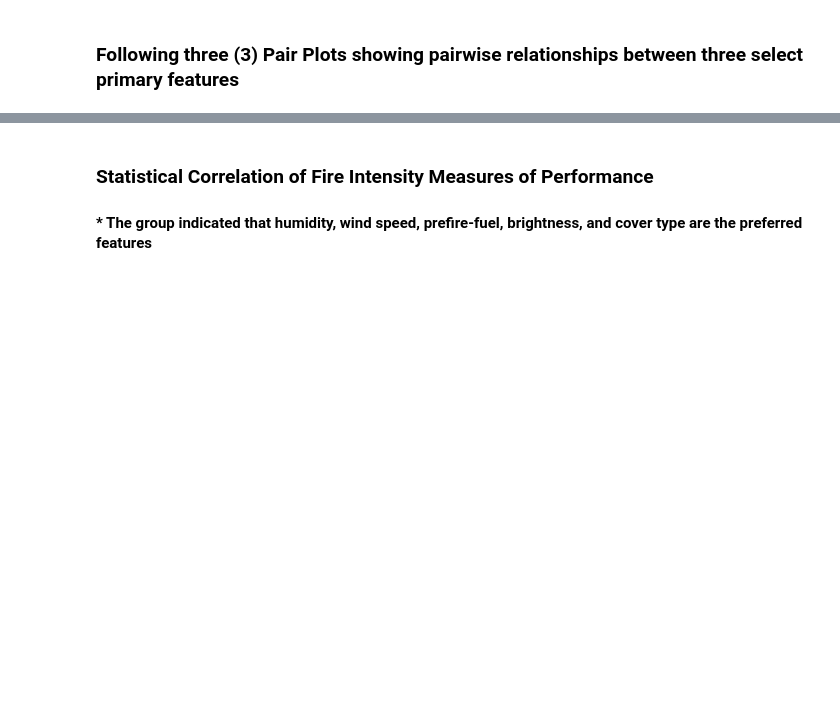
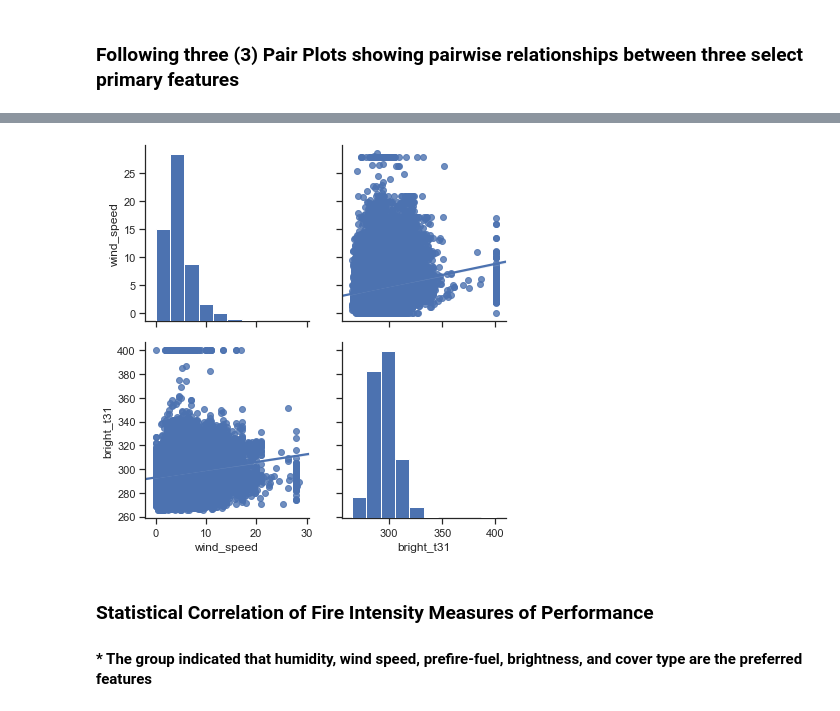
Before and after one commit to NahidGithub/Predicting-Wildfires, a Jupyter notebook: notebooks/Fire Intensity-Statistical Analysis-Production Code.ipynb, the cells around one changed output, grey strips where cells are left out. Cells and saved outputs as stored; diff of their text form; code cells hidden in the pictures; blank space fills up the shorter version.

```diff
--- a/notebooks/Fire Intensity-Statistical Analysis-Production Code.ipynb
+++ b/notebooks/Fire Intensity-Statistical Analysis-Production Code.ipynb
@@ -233,3 +233,8 @@ g = sns.pairplot(emstat_west, height=3, vars=['wind_speed','humidity','bright_t3
+# %%
+# Pairplot Analysis Part 4
+g = sns.pairplot(emstat_west, height=3, vars=['wind_speed','bright_t31'], kind="reg")
+# %% [output]
+[figure, added]
 # %% [markdown]
 ### Statistical Correlation of Fire Intensity Measures of Performance
 
```
Also changed, not shown: parts of 30 cells of this notebook.
